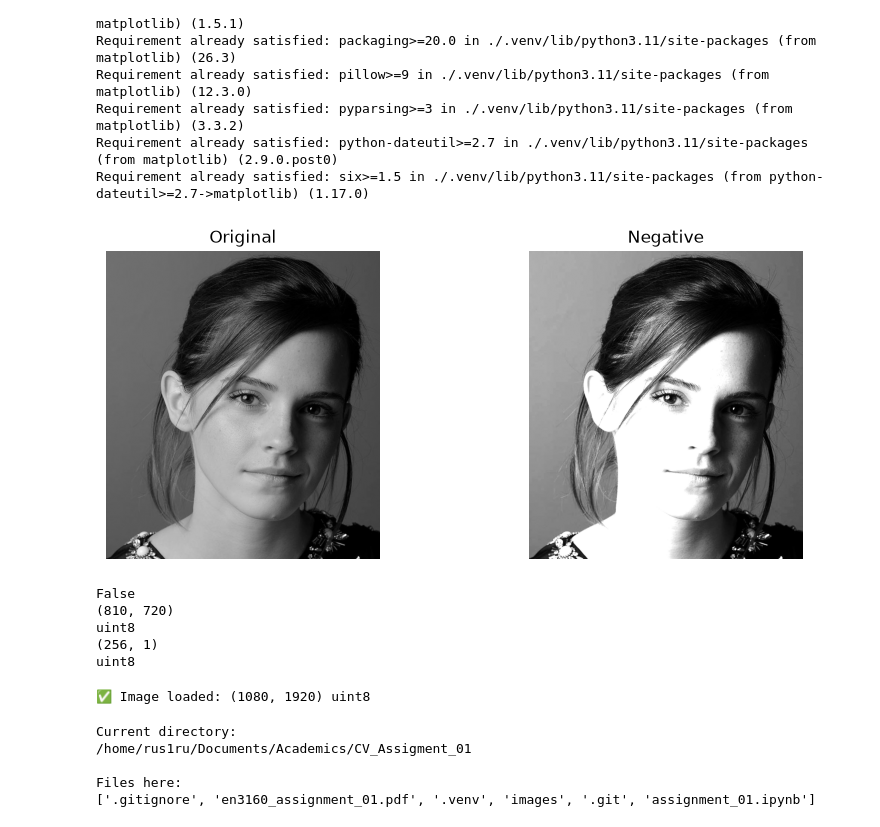
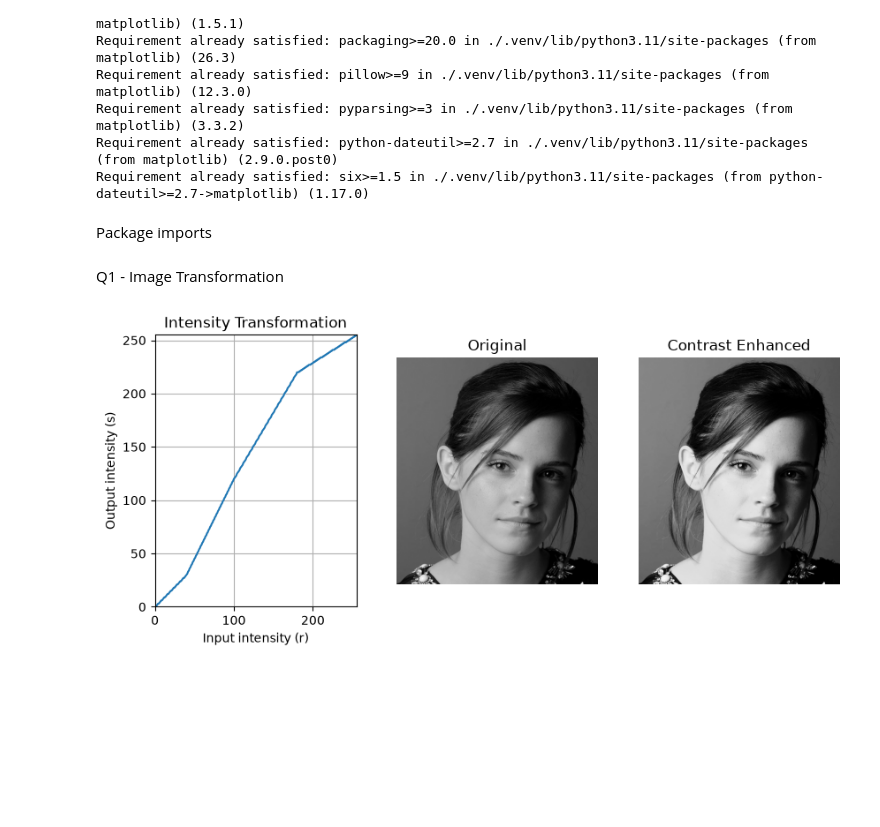
Before and after one commit to rus1ru/EN3160_Assignment_1, a Jupyter notebook: assignment_01.ipynb, the cells around one changed output. Drawn from its saved outputs; the diff is of its cells as text; code cells hidden in the pictures; blank space fills up the shorter version.

```diff
--- a/assignment_01.ipynb
+++ b/assignment_01.ipynb
@@ -15,87 +15,69 @@ Requirement already satisfied: pillow>=9 in ./.venv/lib/python3.11/site-packages
 Requirement already satisfied: pyparsing>=3 in ./.venv/lib/python3.11/site-packages (from matplotlib) (3.3.2)
 Requirement already satisfied: python-dateutil>=2.7 in ./.venv/lib/python3.11/site-packages (from matplotlib) (2.9.0.post0)
 Requirement already satisfied: six>=1.5 in ./.venv/lib/python3.11/site-packages (from python-dateutil>=2.7->matplotlib) (1.17.0)
+# %% [markdown]
+Package imports
 # %%
 import cv2
 import numpy as np
 
 import matplotlib.pyplot as plt
+# %% [markdown]
+Q1 - Image Transformation
 # %%
 img = cv2.imread("images/q1.jpeg", 0)
 
 def intensity_transform(im, breakpoints):
     lut = np.zeros(256, dtype=np.uint8)
 
     for i in range(len(breakpoints) - 1):
         x1, y1 = breakpoints[i]
         x2, y2 = breakpoints[i + 1]
 
         for x in range(x1, x2 + 1):
             y = y1 + (y2 - y1) * (x - x1) / (x2 - x1)
             lut[x] = np.clip(y, 0, 255)
 
-    return cv2.LUT(im, lut)
+    return lut
 
+
+# Reasoning behind breakpoints:
+# For a visual enhancement, we should increase the contrast in the mid while keeping the shadows and highlights
 breakpoints = [
     (0, 0),
-    (50, 50),
-    (100, 150),
-    (150, 255),
+    (40, 30),
+    (100, 120),
+    (180, 220),
     (255, 255)
 ]
 
 
-result = intensity_transform(img, breakpoints)
+lut = intensity_transform(img, breakpoints)
+
+result = cv2.LUT(img, lut)
 
 plt.figure(figsize=(10, 4))
 
-plt.subplot(1, 2, 1)
+plt.subplot(1, 3, 1)
+plt.plot(range(256), lut)
+plt.xlabel("Input intensity (r)")
+plt.ylabel("Output intensity (s)")
+plt.title("Intensity Transformation")
+
+plt.xlim(0, 255)
+plt.ylim(0, 255)
+plt.grid()
+
+plt.subplot(1, 3, 2)
 plt.imshow(img, cmap="gray")
 plt.title("Original")
 plt.axis("off")
 
-plt.subplot(1, 2, 2)
+plt.subplot(1, 3, 3)
 plt.imshow(result, cmap="gray")
-plt.title("Negative")
+plt.title("Contrast Enhanced")
 plt.axis("off")
 
 plt.show()
 # %% [output]
-[figure, old version]
+[figure, new version]
-# %%
-print(img is None)
-print(img.shape)
-print(img.dtype)
-print(lookup.shape)
-print(lookup.dtype)
-# %% [output]
-False
-(810, 720)
-uint8
-(256, 1)
-uint8
-# %%
-import cv2
-
-img = cv2.imread("images/im01.png", 0)
-
-if img is None:
-    print("❌ Image could not be loaded")
-else:
-    print("✅ Image loaded:", img.shape, img.dtype)
-# %% [output]
-✅ Image loaded: (1080, 1920) uint8
-# %%
-import os
-
-print("Current directory:")
-print(os.getcwd())
-
-print("\nFiles here:")
-print(os.listdir())
-# %% [output]
-Current directory:
-/home/rus1ru/Documents/Academics/CV_Assigment_01
-
-Files here:
-['.gitignore', 'en3160_assignment_01.pdf', '.venv', 'images', '.git', 'assignment_01.ipynb']
```
Also changed, not shown: parts of 2 cells of this notebook.
